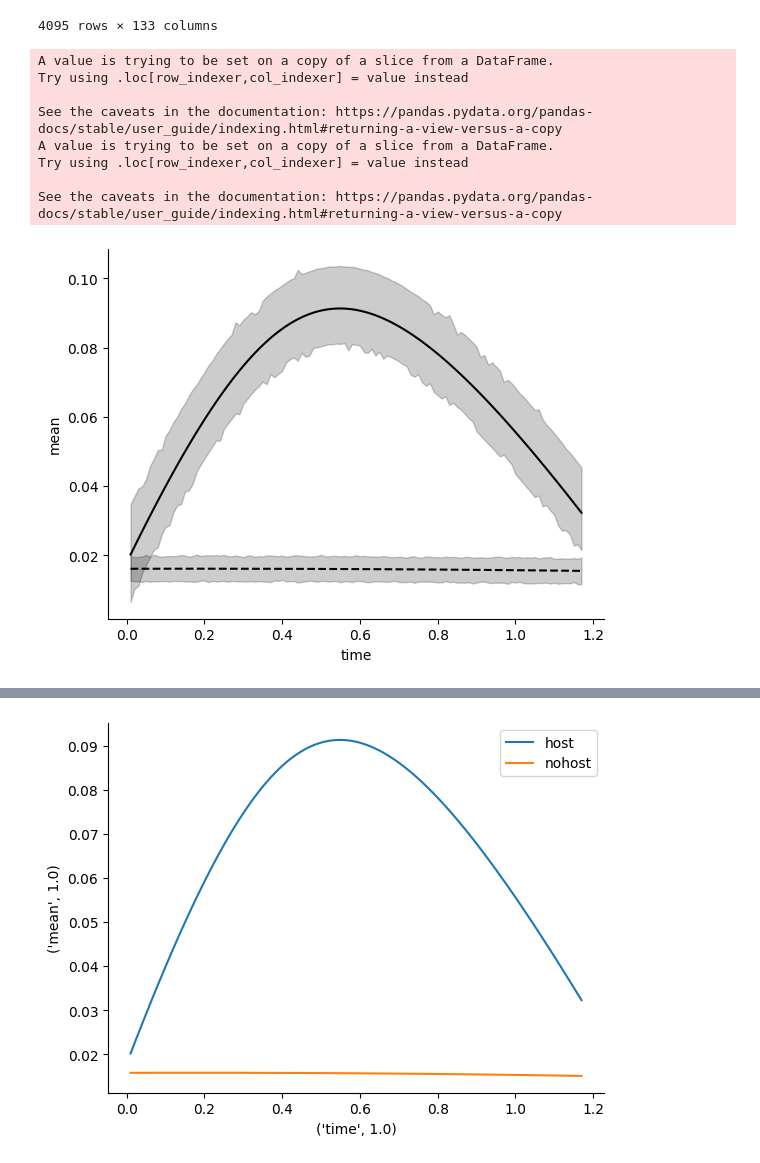
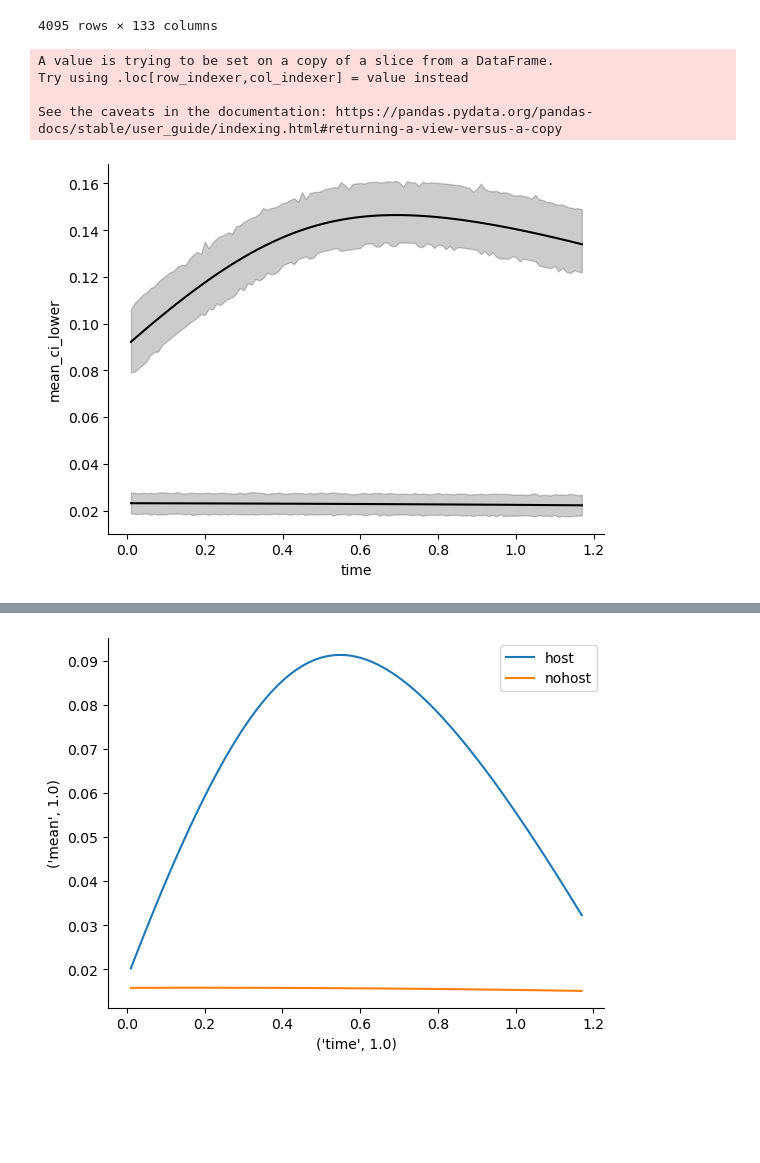
Before and after one commit to pdvass/ml_assignment2, a Jupyter notebook: assignment2_scratch.ipynb, the cells around one changed output, grey strips where cells are left out. Drawn from its saved outputs; the diff is of its cells as text; code cells hidden in the pictures; blank space fills up the shorter version.

```diff
--- a/assignment2_scratch.ipynb
+++ b/assignment2_scratch.ipynb
@@ -256,21 +256,26 @@ p
 # %%
 ph = p.loc[p['hostcity'] == 1.0]
 pnh = p.loc[p['hostcity'] == 0.0]
-ph['mean'] -= abs(ph['mean_ci_upper']) - abs(ph['mean_ci_lower'])
-pnh['mean'] -= abs(pnh['mean_ci_upper']) - abs(pnh['mean_ci_lower'])
-ax = sns.lineplot(data=ph, x='time', y='mean', errorbar=('ci', 95), c='#000000')
-ax = sns.lineplot(data=pnh, x='time', y='mean', errorbar=('ci', 95), c='#000000')
-ax.lines[1].set_linestyle("--")
+
+# ph['mean'] -= abs(ph['mean_ci_upper']) - abs(ph['mean_ci_lower'])
+# pnh['mean'] -= abs(pnh['mean_ci_upper']) - abs(pnh['mean_ci_lower'])
+
+# ph['mean_ci_upper'] -= (ph['mean_ci_lower'])
+pnh['mean_ci_upper'] -= (pnh['mean_ci_lower'])
+
+ax = sns.lineplot(data=ph, x='time', y='mean_ci_lower', errorbar=('ci', 95), c='#000000')
+ax = sns.lineplot(data=pnh, x='time', y='mean_ci_lower', errorbar=('ci', 95), c='#000000')
+
+# ax = sns.lineplot(data=pnh, x='time', y='mean_ci_upper', errorbar=('ci', 95), c='#000000')
+
+#ax = sns.lineplot(data=pnh, x='time', y='mean', errorbar=('ci', 95), c='#000000')
+# ax.lines[1].set_linestyle("--")
 # %% [output]
 A value is trying to be set on a copy of a slice from a DataFrame.
 Try using .loc[row_indexer,col_indexer] = value instead
 
 See the caveats in the documentation: https://pandas.pydata.org/pandas-docs/stable/user_guide/indexing.html#returning-a-view-versus-a-copy
-A value is trying to be set on a copy of a slice from a DataFrame.
-Try using .loc[row_indexer,col_indexer] = value instead
-
-See the caveats in the documentation: https://pandas.pydata.org/pandas-docs/stable/user_guide/indexing.html#returning-a-view-versus-a-copy
-[figure, old version]
+[figure, new version]
 # %%
 ps = p[['mean', 'mean_se', 'mean_ci_lower', 'mean_ci_upper', 'time', 'hostcity', 'date']]
 # %%
```
Also changed, not shown: parts of 3 cells of this notebook, 1 other file.
